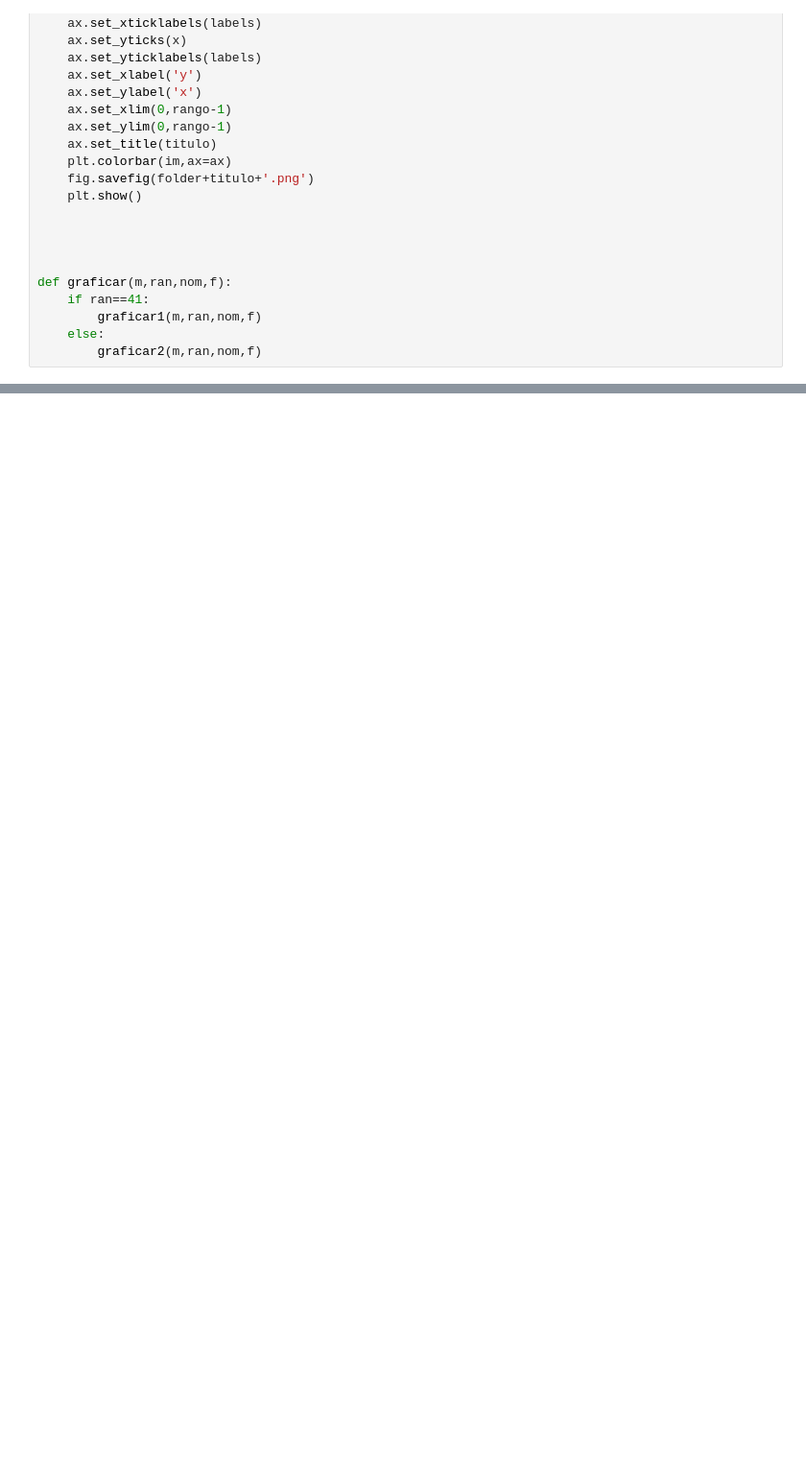
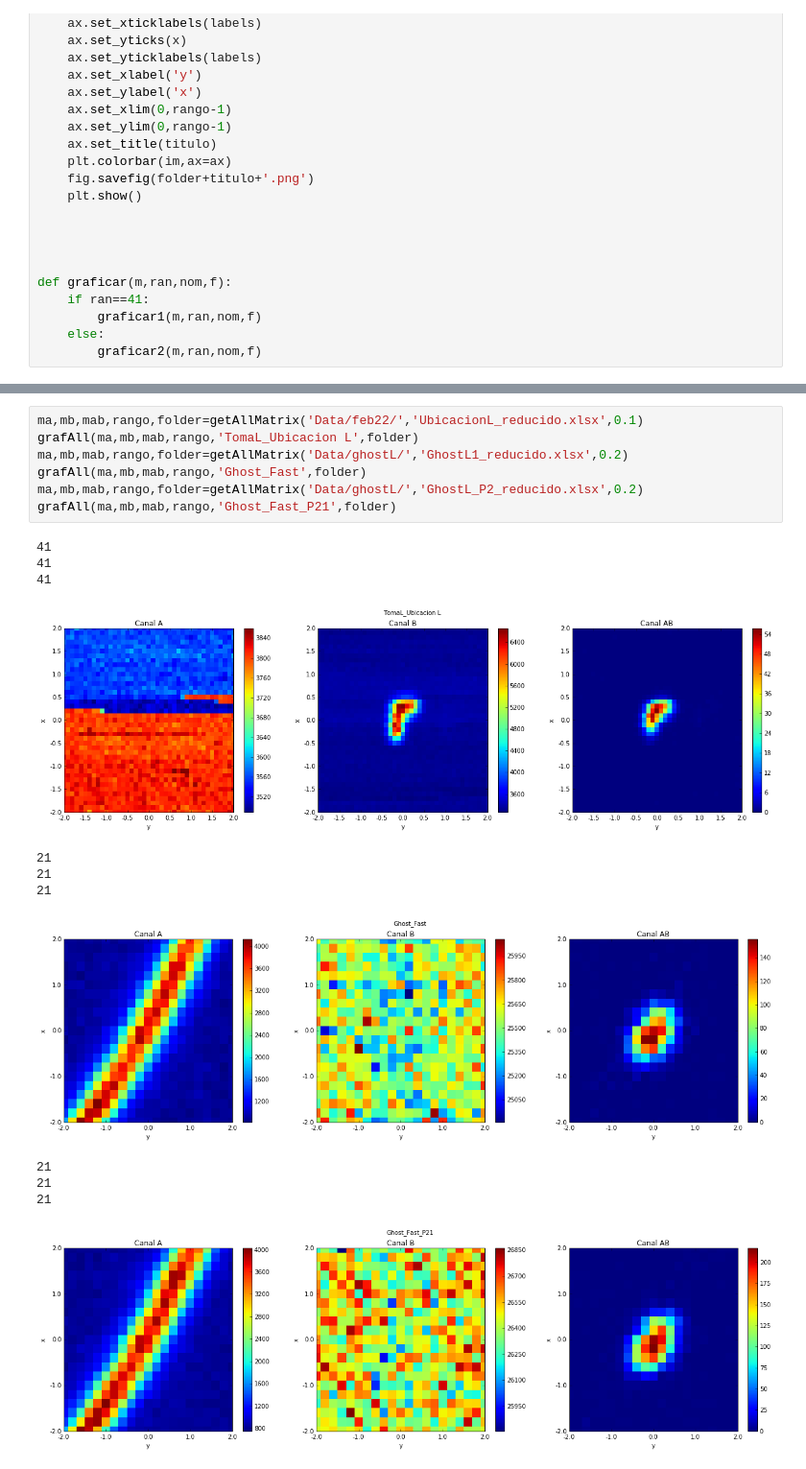
Before and after one commit to juannnesss/Tesis, a Jupyter notebook: Python/matrix.ipynb, the cells around one changed output, grey strips where cells are left out. Shown at 96% size. Saved outputs shown, nothing was run; the diff lists cells and outputs as text; blank space fills up the shorter version.

Commit message:
pre-ghostL

```diff
--- a/Python/matrix.ipynb
+++ b/Python/matrix.ipynb
@@ -328 +202,21 @@ grafAll(ma,mb,mab,rango,'Toma9',folder)
 ... (4 outputs left out)
+# %%
+ma,mb,mab,rango,folder=getAllMatrix('Data/feb22/','UbicacionL_reducido.xlsx',0.1)
+grafAll(ma,mb,mab,rango,'TomaL_Ubicacion L',folder)
+ma,mb,mab,rango,folder=getAllMatrix('Data/ghostL/','GhostL1_reducido.xlsx',0.2)
+grafAll(ma,mb,mab,rango,'Ghost_Fast',folder)
+ma,mb,mab,rango,folder=getAllMatrix('Data/ghostL/','GhostL_P2_reducido.xlsx',0.2)
+grafAll(ma,mb,mab,rango,'Ghost_Fast_P21',folder)
+# %% [output]
+41
+41
+41
+[figure, added]
+21
+21
+21
+[figure, added]
+21
+21
+21
+[figure, added]
```
Also changed, not shown: parts of 25 cells of this notebook, 15 other files.
